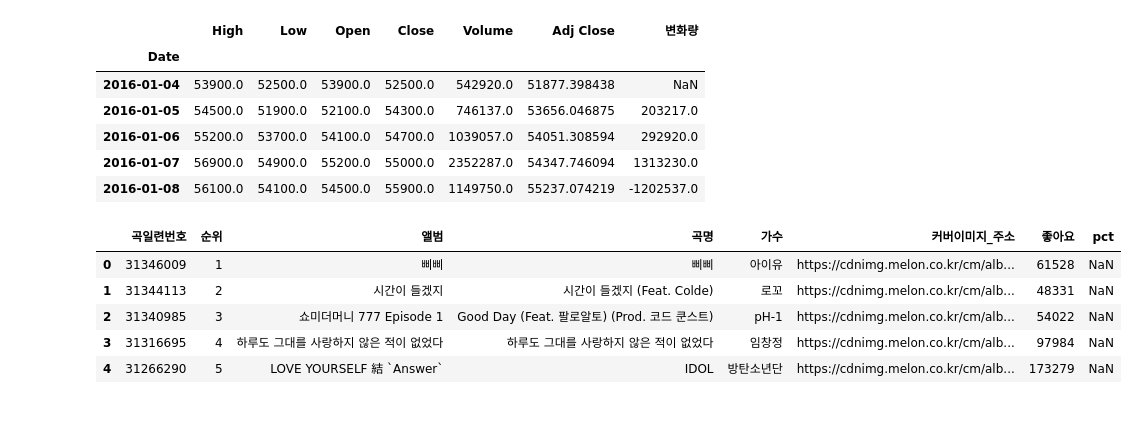
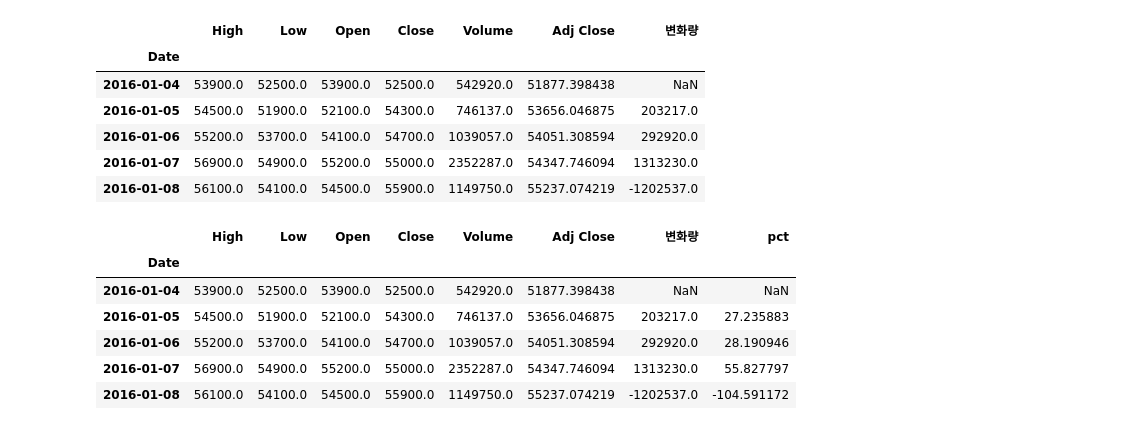
Before and after one commit to CodingSta/demo-201810-lge, a Jupyter notebook: 파이썬강의.ipynb, the cells around one changed output. Drawn from its saved outputs; the diff is of its cells as text; code cells hidden in the pictures.

```diff
--- a/파이썬강의.ipynb
+++ b/파이썬강의.ipynb
@@ -1784,12 +1784,13 @@ df_lge.head()
 | 2016-01-07 | 56900.0 | 54900.0 | 55200.0 | 55000.0 | 2352287.0 | 54347.746094 | 1313230.0 |
 | 2016-01-08 | 56100.0 | 54100.0 | 54500.0 | 55900.0 | 1149750.0 | 55237.074219 | -1202537.0 |
 # %%
-df['pct'] = (df_lge['변화량'] / df_lge['Volume']) * 100
-df.head()
+df_lge['pct'] = (df_lge['변화량'] / df_lge['Volume']) * 100
+df_lge.head()
 # %% [output]
-|  | 곡일련번호 | 순위 | 앨범 | 곡명 | 가수 | 커버이미지_주소 | 좋아요 | pct |
-| 0 | 31346009 | 1 | 삐삐 | 삐삐 | 아이유 | https://cdnimg.melon.co.kr/cm/alb... | 61528 | NaN |
-| 1 | 31344113 | 2 | 시간이 들겠지 | 시간이 들겠지 (Feat. Colde) | 로꼬 | https://cdnimg.melon.co.kr/cm/alb... | 48331 | NaN |
-| 2 | 31340985 | 3 | 쇼미더머니 777 Episode 1 | Good Day (Feat. 팔로알토) (Prod. 코드 쿤스트) | pH-1 | https://cdnimg.melon.co.kr/cm/alb... | 54022 | NaN |
-| 3 | 31316695 | 4 | 하루도 그대를 사랑하지 않은 적이 없었다 | 하루도 그대를 사랑하지 않은 적이 없었다 | 임창정 | https://cdnimg.melon.co.kr/cm/alb... | 97984 | NaN |
-| 4 | 31266290 | 5 | LOVE YOURSELF 結 `Answer` | IDOL | 방탄소년단 | https://cdnimg.melon.co.kr/cm/alb... | 173279 | NaN |
+|  | High | Low | Open | Close | Volume | Adj Close | 변화량 | pct |
+| Date |  |  |  |  |  |  |  |  |
+| 2016-01-04 | 53900.0 | 52500.0 | 53900.0 | 52500.0 | 542920.0 | 51877.398438 | NaN | NaN |
+| 2016-01-05 | 54500.0 | 51900.0 | 52100.0 | 54300.0 | 746137.0 | 53656.046875 | 203217.0 | 27.235883 |
+| 2016-01-06 | 55200.0 | 53700.0 | 54100.0 | 54700.0 | 1039057.0 | 54051.308594 | 292920.0 | 28.190946 |
+| 2016-01-07 | 56900.0 | 54900.0 | 55200.0 | 55000.0 | 2352287.0 | 54347.746094 | 1313230.0 | 55.827797 |
+| 2016-01-08 | 56100.0 | 54100.0 | 54500.0 | 55900.0 | 1149750.0 | 55237.074219 | -1202537.0 | -104.591172 |
```
